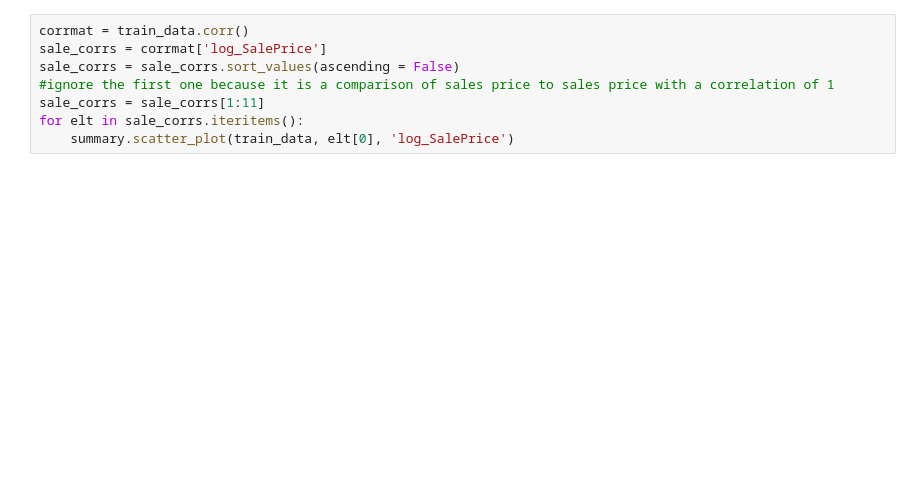
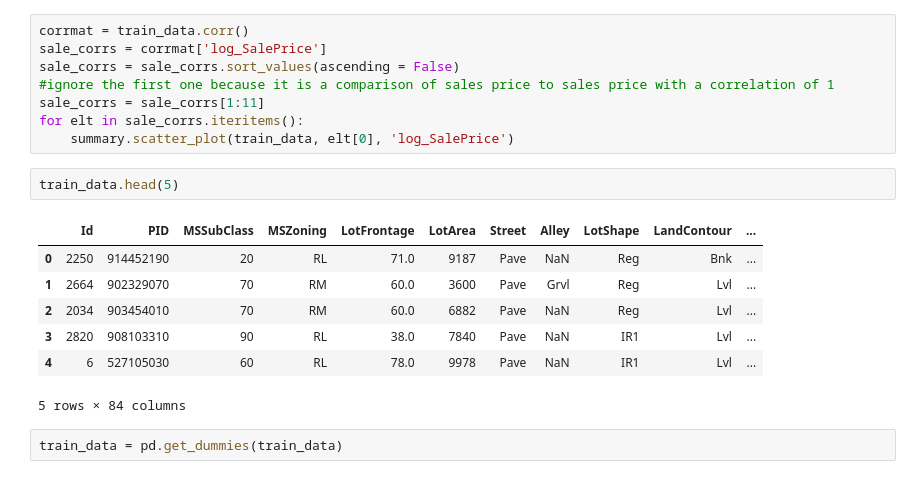
Before and after one commit to CpuKnows/CS-412-Class-Project, a Jupyter notebook: src/data_preprocessing/data_processing.ipynb, the cells around one changed output. Drawn from its saved outputs; the diff is of its cells as text; blank space fills up the shorter version.

```diff
--- a/src/data_preprocessing/data_processing.ipynb
+++ b/src/data_preprocessing/data_processing.ipynb
@@ -106,3 +141,15 @@ sale_corrs = sale_corrs.sort_values(ascending = False)
 sale_corrs = sale_corrs[1:11]
 for elt in sale_corrs.iteritems():
     summary.scatter_plot(train_data, elt[0], 'log_SalePrice')
+# %%
+train_data.head(5)
+# %% [output]
+|  | Id | PID | MSSubClass | MSZoning | LotFrontage | LotArea | Street | Alley | LotShape | LandContour | ... |
+| 0 | 2250 | 914452190 | 20 | RL | 71.0 | 9187 | Pave | NaN | Reg | Bnk | ... |
+| 1 | 2664 | 902329070 | 70 | RM | 60.0 | 3600 | Pave | Grvl | Reg | Lvl | ... |
+| 2 | 2034 | 903454010 | 70 | RM | 60.0 | 6882 | Pave | NaN | Reg | Lvl | ... |
+| 3 | 2820 | 908103310 | 90 | RL | 38.0 | 7840 | Pave | NaN | IR1 | Lvl | ... |
+| 4 | 6 | 527105030 | 60 | RL | 78.0 | 9978 | Pave | NaN | IR1 | Lvl | ... |
+5 rows × 84 columns
+# %%
+train_data = pd.get_dummies(train_data)
```
Also changed, not shown: parts of 9 cells of this notebook, 6 other files.
